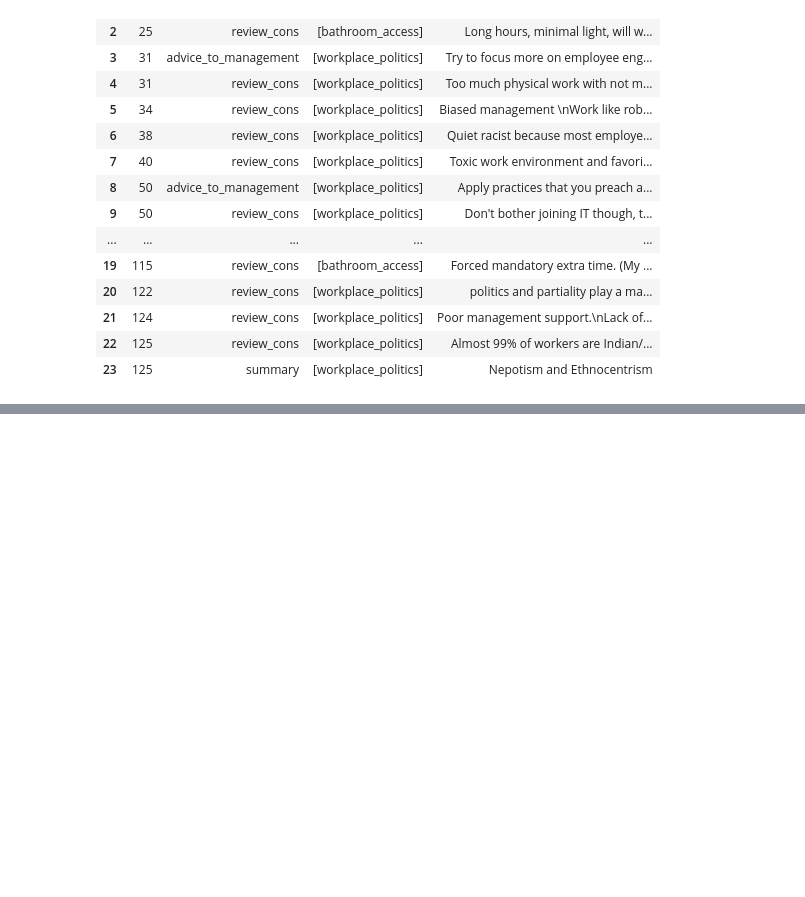
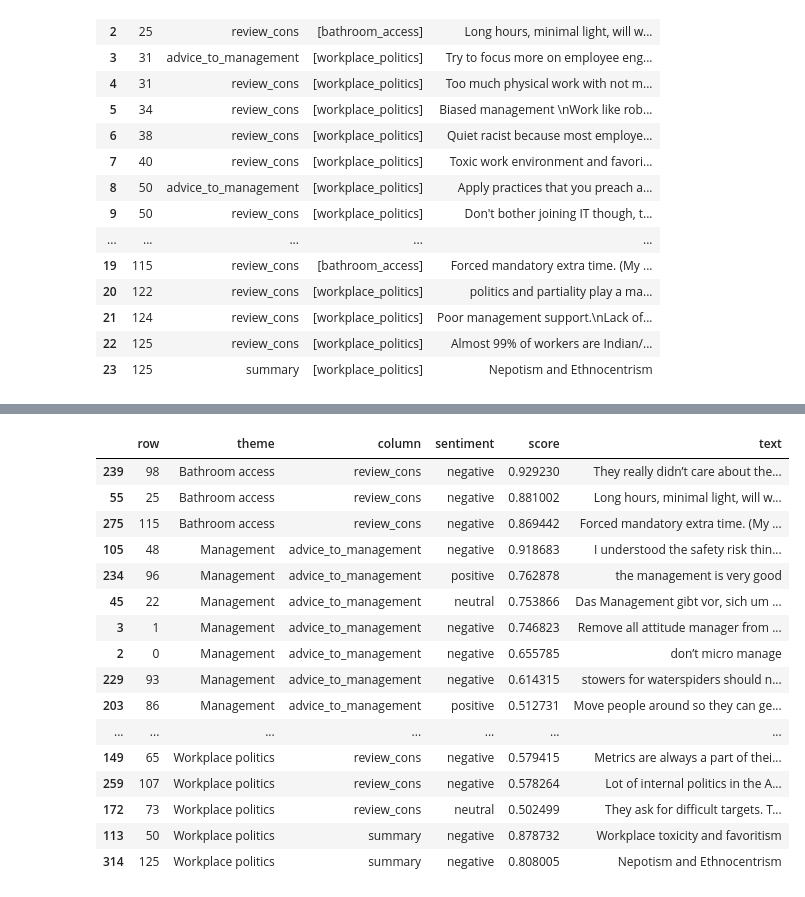
Before and after one commit to Joanachoong/Externship, a Jupyter notebook: src/notebook/glassdoor.ipynb, the cells around one changed output, grey strips where cells are left out. Cells and saved outputs as stored; diff of their text form; code cells hidden in the pictures; blank space fills up the shorter version.

```diff
--- a/src/notebook/glassdoor.ipynb
+++ b/src/notebook/glassdoor.ipynb
@@ -1112,3 +1112,74 @@ Sentiment confidence scores by review field:
 | 7 | decent work that wasnt too miserable | people in charge wasnt very good | less than ideal | no | negative | negative | ... |
 | 8 | Good pay, not too long hours | Management absolutely is terrible... | Amazon | Get better | neutral | negative | ... |
 | 9 | Workout and regularly routine habit | More work life, less sleep . | Keep Going keep trying | NaN | neutral | neutral | ... |
+# %%
+# Compare sentiment for each requested theme and review column.
+from text_engine.theme import extract_themes
+from text_engine.theme_config import THEME_KEYWORDS
+
+THEME_SENTIMENT_IDS = {
+    "Management": "management",
+    "Workplace politics": "workplace_politics",
+    "Bathroom access": "bathroom_access",
+    "Physical demands": "physical_demand",
+    "Pay and benefits": "pay_benefits",
+    "Schedule flexibility": "schedule_flexibility",
+    "Workplace culture": "culture_people",
+}
+
+theme_rows = []
+for row_position, row in df.iterrows():
+    for column in REVIEW_COLUMNS:
+        text = row.get(column)
+        label_column = f"{column}_sentiment_label"
+        score_column = f"{column}_sentiment_score"
+        if pd.isna(text) or row.get(label_column) == "EMPTY":
+            continue
+
+        matched_ids = extract_themes(
+            str(text),
+            {theme_id: THEME_KEYWORDS[theme_id] for theme_id in THEME_SENTIMENT_IDS.values()},
+        )
+        matched_names = [
+            name for name, theme_id in THEME_SENTIMENT_IDS.items()
+            if theme_id in matched_ids
+        ]
+        for theme_name in matched_names:
+            theme_rows.append({
+                "row": row_position,
+                "theme": theme_name,
+                "column": column,
+                "sentiment": row[label_column],
+                "score": row[score_column],
+                "text": str(text),
+            })
+
+theme_sentiment_df = pd.DataFrame(theme_rows)
+print("SENTIMENT BY THEME AND REVIEW COLUMN")
+print("=" * 80)
+if theme_sentiment_df.empty:
+    print("No requested themes matched the review fields.")
+else:
+    sentiment_by_theme = (
+        theme_sentiment_df.groupby(["theme", "column", "sentiment"])
+        .agg(reviews=("score", "count"), average_score=("score", "mean"))
+        .reset_index()
+        .sort_values(["theme", "column", "sentiment"])
+    )
+    display(sentiment_by_theme.round({"average_score": 4}))
+
+    print("\nTHEME-SPECIFIC POSITIVE AND NEGATIVE EXAMPLES")
+    print("=" * 80)
+    for (theme, column), group in theme_sentiment_df.groupby(["theme", "column"]):
+        print(f"\n{theme} | {column}")
+        for sentiment in ("positive", "negative"):
+            examples = group[group["sentiment"] == sentiment].nlargest(2, "score")
+            print(f"  {sentiment.title()} examples:")
+            if examples.empty:
+                print("    None")
+            else:
+                for _, example in examples.iterrows():
+                    print(f"    score={example['score']:.4f}: {example['text']}")
+
+    display(theme_sentiment_df.sort_values(["theme", "column", "score"], ascending=[True, True, False]))
+# %% [output]
@@ -1114,0 +1222,17 @@ Sentiment confidence scores by review field:
+|  | row | theme | column | sentiment | score | text |
+| 239 | 98 | Bathroom access | review_cons | negative | 0.929230 | They really didn’t care about the... |
+| 55 | 25 | Bathroom access | review_cons | negative | 0.881002 | Long hours, minimal light, will w... |
+| 275 | 115 | Bathroom access | review_cons | negative | 0.869442 | Forced mandatory extra time. (My ... |
+| 105 | 48 | Management | advice_to_management | negative | 0.918683 | I understood the safety risk thin... |
+| 234 | 96 | Management | advice_to_management | positive | 0.762878 | the management is very good |
+| 45 | 22 | Management | advice_to_management | neutral | 0.753866 | Das Management gibt vor, sich um ... |
+| 3 | 1 | Management | advice_to_management | negative | 0.746823 | Remove all attitude manager from ... |
+| 2 | 0 | Management | advice_to_management | negative | 0.655785 | don’t micro manage |
+| 229 | 93 | Management | advice_to_management | negative | 0.614315 | stowers for waterspiders should n... |
+| 203 | 86 | Management | advice_to_management | positive | 0.512731 | Move people around so they can ge... |
+| ... | ... | ... | ... | ... | ... | ... |
+| 149 | 65 | Workplace politics | review_cons | negative | 0.579415 | Metrics are always a part of thei... |
+| 259 | 107 | Workplace politics | review_cons | negative | 0.578264 | Lot of internal politics in the A... |
+| 172 | 73 | Workplace politics | review_cons | neutral | 0.502499 | They ask for difficult targets. T... |
+| 113 | 50 | Workplace politics | summary | negative | 0.878732 | Workplace toxicity and favoritism |
+| 314 | 125 | Workplace politics | summary | negative | 0.808005 | Nepotism and Ethnocentrism |
```
Also changed, not shown: parts of 2 cells of this notebook, 1 other file.
